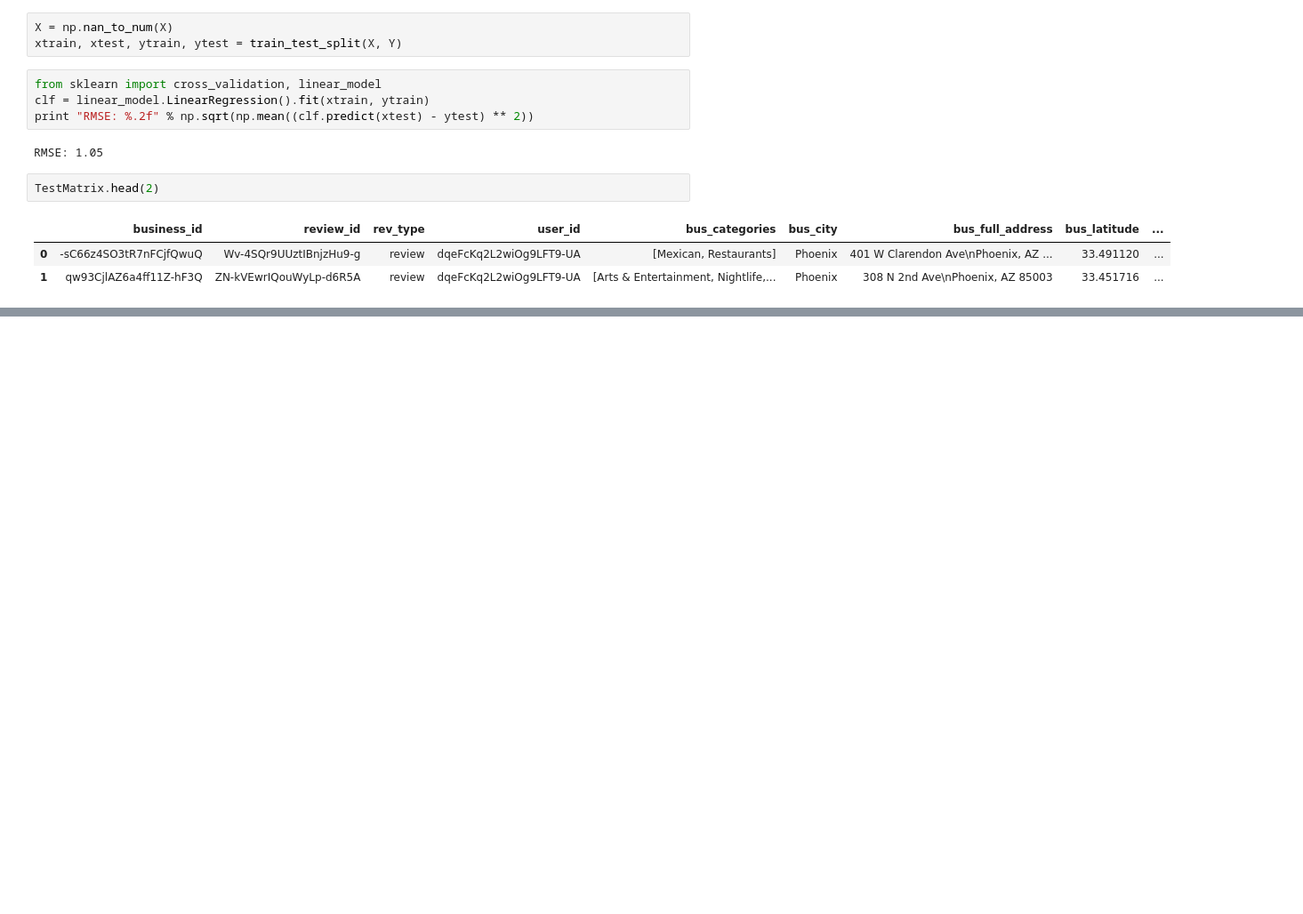
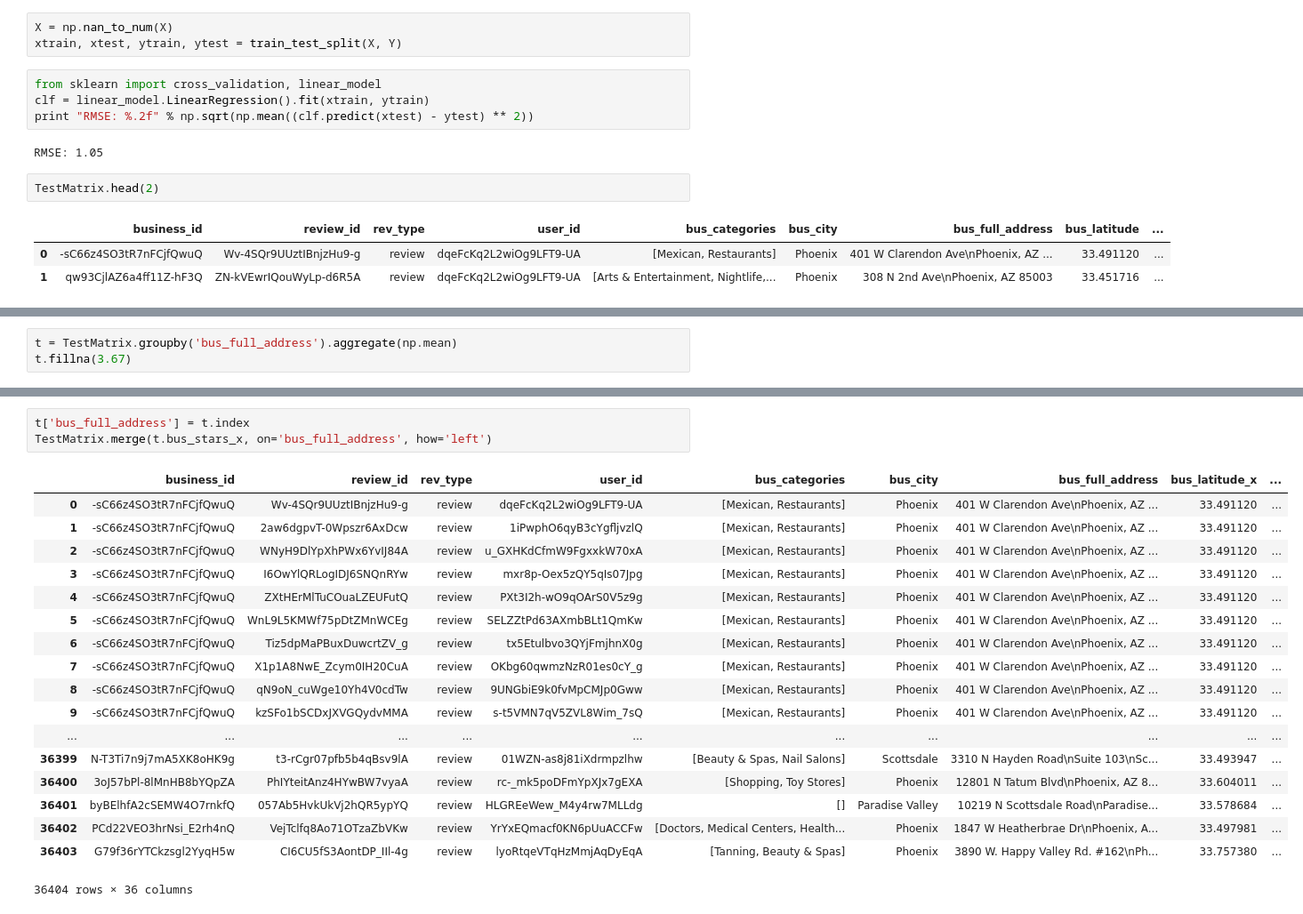
Before and after one commit to s-ramaswamy/CS-229-project, a Jupyter notebook: Visualizations.ipynb, the cells around one changed output, grey strips where cells are left out. Shown: that part at 89% size. Cells and saved outputs as stored; diff of their text form; blank space fills up the shorter version.

```diff
--- a/Visualizations.ipynb
+++ b/Visualizations.ipynb
@@ -328,0 +343,3 @@ TestMatrix.head(2)
+# %%
+t = TestMatrix.groupby('bus_full_address').aggregate(np.mean)
+t.fillna(3.67)
@@ -328,0 +366,22 @@ TestMatrix.head(2)
+# %%
+t['bus_full_address'] = t.index
+TestMatrix.merge(t.bus_stars_x, on='bus_full_address', how='left')
+# %% [output]
+|  | business_id | review_id | rev_type | user_id | bus_categories | bus_city | bus_full_address | bus_latitude_x | ... |
+| 0 | -sC66z4SO3tR7nFCjfQwuQ | Wv-4SQr9UUztIBnjzHu9-g | review | dqeFcKq2L2wiOg9LFT9-UA | [Mexican, Restaurants] | Phoenix | 401 W Clarendon Ave\nPhoenix, AZ ... | 33.491120 | ... |
+| 1 | -sC66z4SO3tR7nFCjfQwuQ | 2aw6dgpvT-0Wpszr6AxDcw | review | 1iPwphO6qyB3cYgfljvzlQ | [Mexican, Restaurants] | Phoenix | 401 W Clarendon Ave\nPhoenix, AZ ... | 33.491120 | ... |
+| 2 | -sC66z4SO3tR7nFCjfQwuQ | WNyH9DlYpXhPWx6YvIJ84A | review | u_GXHKdCfmW9FgxxkW70xA | [Mexican, Restaurants] | Phoenix | 401 W Clarendon Ave\nPhoenix, AZ ... | 33.491120 | ... |
+| 3 | -sC66z4SO3tR7nFCjfQwuQ | I6OwYlQRLogIDJ6SNQnRYw | review | mxr8p-Oex5zQY5qIs07Jpg | [Mexican, Restaurants] | Phoenix | 401 W Clarendon Ave\nPhoenix, AZ ... | 33.491120 | ... |
+| 4 | -sC66z4SO3tR7nFCjfQwuQ | ZXtHErMlTuCOuaLZEUFutQ | review | PXt3I2h-wO9qOArS0V5z9g | [Mexican, Restaurants] | Phoenix | 401 W Clarendon Ave\nPhoenix, AZ ... | 33.491120 | ... |
+| 5 | -sC66z4SO3tR7nFCjfQwuQ | WnL9L5KMWf75pDtZMnWCEg | review | SELZZtPd63AXmbBLt1QmKw | [Mexican, Restaurants] | Phoenix | 401 W Clarendon Ave\nPhoenix, AZ ... | 33.491120 | ... |
+| 6 | -sC66z4SO3tR7nFCjfQwuQ | Tiz5dpMaPBuxDuwcrtZV_g | review | tx5Etulbvo3QYjFmjhnX0g | [Mexican, Restaurants] | Phoenix | 401 W Clarendon Ave\nPhoenix, AZ ... | 33.491120 | ... |
+| 7 | -sC66z4SO3tR7nFCjfQwuQ | X1p1A8NwE_Zcym0IH20CuA | review | OKbg60qwmzNzR01es0cY_g | [Mexican, Restaurants] | Phoenix | 401 W Clarendon Ave\nPhoenix, AZ ... | 33.491120 | ... |
+| 8 | -sC66z4SO3tR7nFCjfQwuQ | qN9oN_cuWge10Yh4V0cdTw | review | 9UNGbiE9k0fvMpCMJp0Gww | [Mexican, Restaurants] | Phoenix | 401 W Clarendon Ave\nPhoenix, AZ ... | 33.491120 | ... |
+| 9 | -sC66z4SO3tR7nFCjfQwuQ | kzSFo1bSCDxJXVGQydvMMA | review | s-t5VMN7qV5ZVL8Wim_7sQ | [Mexican, Restaurants] | Phoenix | 401 W Clarendon Ave\nPhoenix, AZ ... | 33.491120 | ... |
+| ... | ... | ... | ... | ... | ... | ... | ... | ... | ... |
+| 36399 | N-T3Ti7n9j7mA5XK8oHK9g | t3-rCgr07pfb5b4qBsv9lA | review | 01WZN-as8j81iXdrmpzlhw | [Beauty & Spas, Nail Salons] | Scottsdale | 3310 N Hayden Road\nSuite 103\nSc... | 33.493947 | ... |
+| 36400 | 3oJ57bPl-8lMnHB8bYQpZA | PhIYteitAnz4HYwBW7vyaA | review | rc-_mk5poDFmYpXJx7gEXA | [Shopping, Toy Stores] | Phoenix | 12801 N Tatum Blvd\nPhoenix, AZ 8... | 33.604011 | ... |
+| 36401 | byBElhfA2cSEMW4O7rnkfQ | 057Ab5HvkUkVj2hQR5ypYQ | review | HLGREeWew_M4y4rw7MLLdg | [] | Paradise Valley | 10219 N Scottsdale Road\nParadise... | 33.578684 | ... |
+| 36402 | PCd22VEO3hrNsi_E2rh4nQ | VejTclfq8Ao71OTzaZbVKw | review | YrYxEQmacf0KN6pUuACCFw | [Doctors, Medical Centers, Health... | Phoenix | 1847 W Heatherbrae Dr\nPhoenix, A... | 33.497981 | ... |
+| 36403 | G79f36rYTCkzsgl2YyqH5w | CI6CU5fS3AontDP_IIl-4g | review | lyoRtqeVTqHzMmjAqDyEqA | [Tanning, Beauty & Spas] | Phoenix | 3890 W. Happy Valley Rd. #162\nPh... | 33.757380 | ... |
+36404 rows × 36 columns
```
Also changed, not shown: parts of 6 cells of this notebook, 4 other files.
